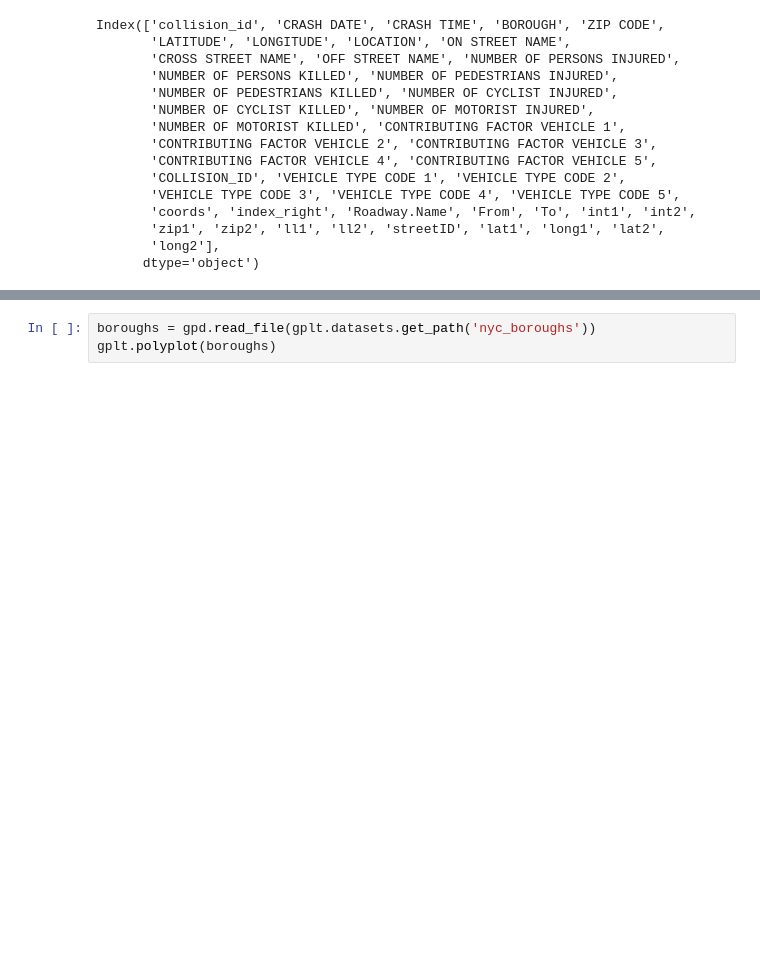
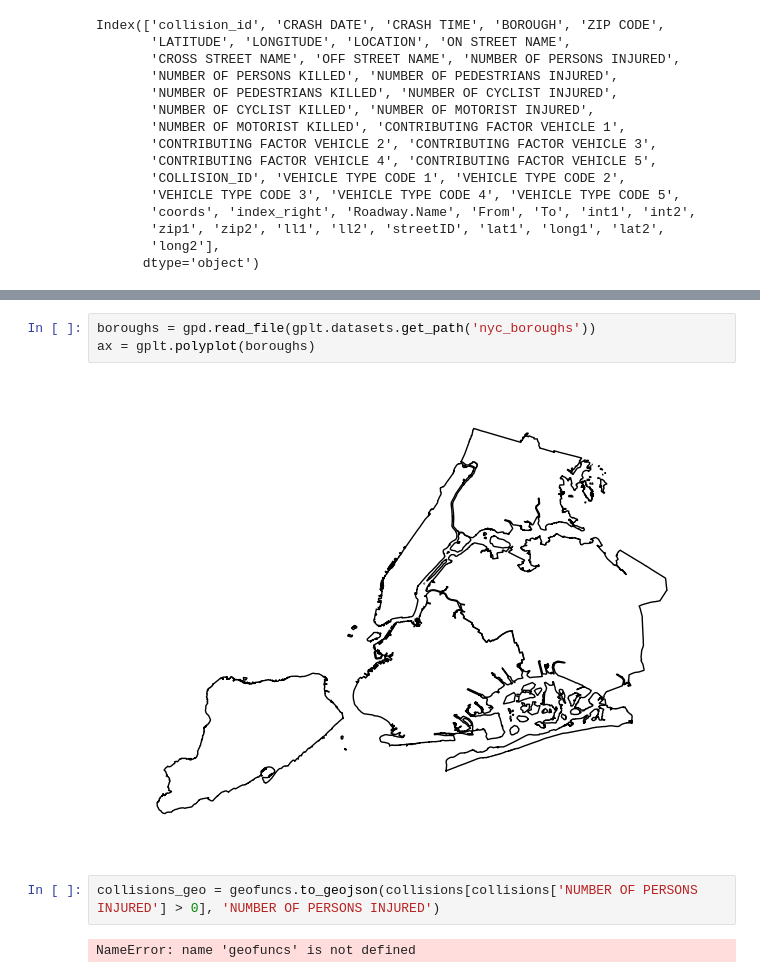
Before and after one commit to aj-cooke/NYC-Traffic-Accidents, a Jupyter notebook: collisions_analysis.ipynb, the cells around one changed output, grey strips where cells are left out. Drawn from its saved outputs; the diff is of its cells as text; blank space fills up the shorter version.

Commit message:
collisions data analysis

```diff
--- a/collisions_analysis.ipynb
+++ b/collisions_analysis.ipynb
@@ -51,4 +58,10 @@ collisions.loc[:, ['NUMBER OF PERSONS INJURED',
 | max | 43.00 | 8.00 | 27.00 | 6.00 | ... |
 # %%
 boroughs = gpd.read_file(gplt.datasets.get_path('nyc_boroughs'))
-gplt.polyplot(boroughs)
+ax = gplt.polyplot(boroughs)
+# %% [output]
+[figure, added]
+# %%
+collisions_geo = geofuncs.to_geojson(collisions[collisions['NUMBER OF PERSONS INJURED'] > 0], 'NUMBER OF PERSONS INJURED')
+# %% [output]
+NameError: name 'geofuncs' is not defined
```
Also changed, not shown: parts of 5 cells of this notebook.
